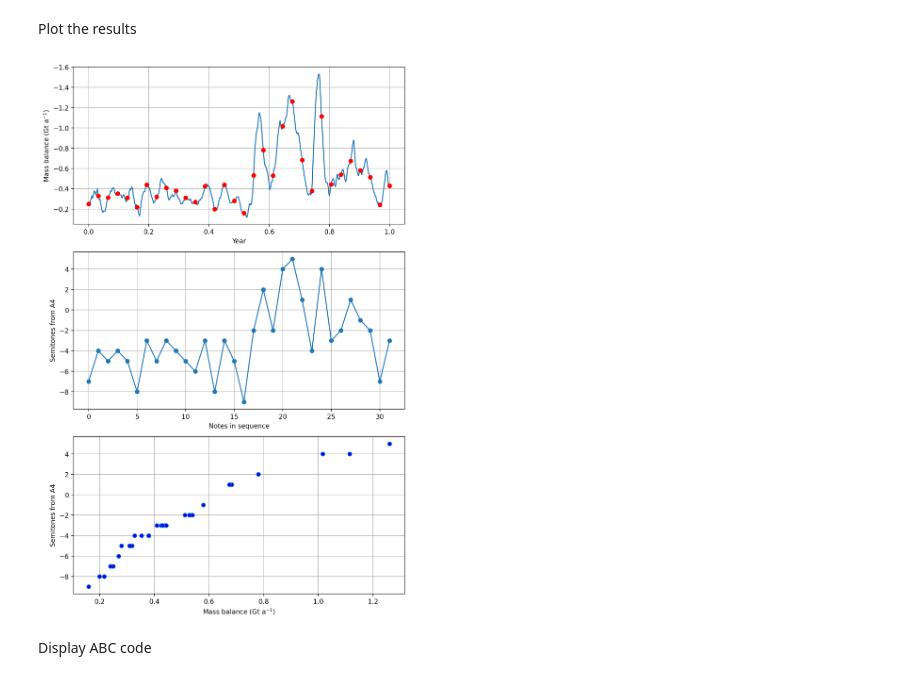
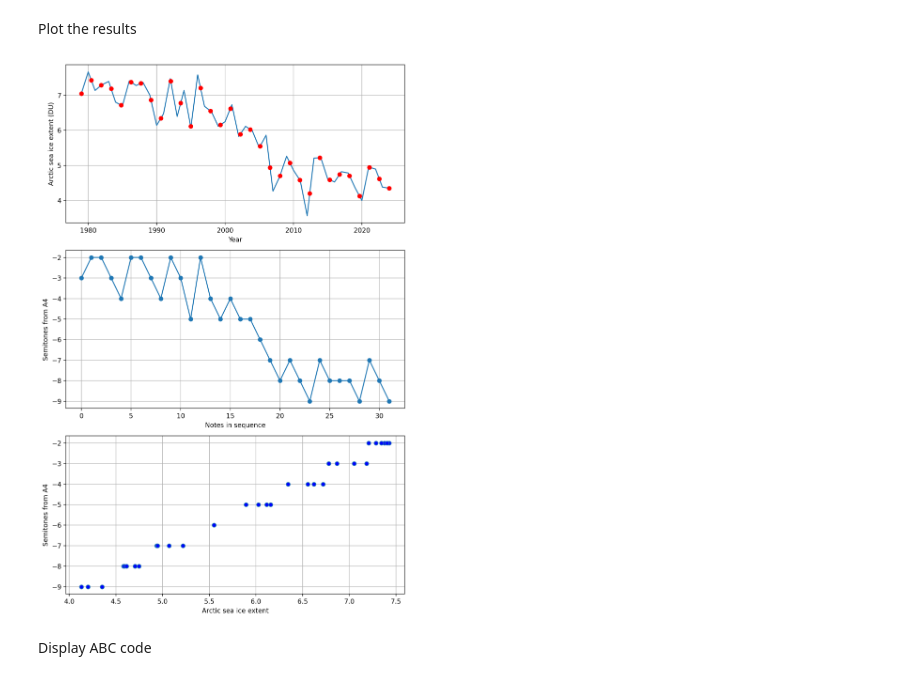
Before and after one commit to FrankPat/Sonification, a Jupyter notebook: ClimateGrooves.ipynb, the cells around one changed output. Cells and saved outputs as stored; diff of their text form; code cells hidden in the pictures.

```diff
--- a/ClimateGrooves.ipynb
+++ b/ClimateGrooves.ipynb
@@ -6,25 +18,18 @@ Input parameters and data files
 # %%
+#%pip install midiutil
 import numpy as np
 from sonification import sonification
 
-sequence = 32       # Length of the sequence (16, 32, 64, ...)
-lowest = 6           # Note in scale on which to start the sequence (1-7)
-key = 'Eb'            # 12 keys to choose from (no sharps, only flats)
-span = 14            # Tonal span of the sequence (14 = 2 octaves for Major; 2.5 for blues & pentatonic)
-IPmethod = 1
-scale = 'Blues'
-abc = 1              # Write output on pdf file using abc software
-outputname = 'ShelfMelt'
-
-import pandas as pd
-T = pd.read_csv('EIS8_2021_bmb.txt', delim_whitespace=True)
-
-data = np.zeros((len(T), 2))
-data[:, 0] = np.linspace(0, 1, len(data))
-data[:, 1] = T.iloc[:, 1].values
-
-#data = np.loadtxt('ImbieAntarctica.txt')
-#data[:, 1] = -data[:, 1]
+sequence = 32        # Length of the sequence (16, 32, 64, ...)
+lowest = 2           # Note in scale on which to start the sequence (1-7)
+key = 'C'           # 12 keys to choose from (no sharps, only flats)
+span = 7            # Tonal span of the sequence (14 = 2 octaves for Major; 2.5 for blues & pentatonic)
+IPmethod = 3         # 1: frequency; 2: logarithmic frequency (linear scale); 3: equidistant
+scale = 'Blues'      # Major, Pentatonic or Blues
+MIDI = 0             # Create MIDI output file and sound
+abc = 0              # Write output on pdf file using abc software (needs to be installed on computer)
+outputname = 'Arctic Sea Ice'
+data = np.loadtxt('ArcticSeaIce.txt')
 # %% [markdown]
 Run the sonification algorithm
 # %%
@@ -34,41 +39,43 @@ var = np.interp(time, data[:, 0], data[:, 1])
 
 # retrieval of scale and melody information
 ScaleIndices, NewScale = sonification(
-    var, lowest, key, span, outputname, IPmethod, scale, abc
+    var, lowest, key, span, outputname, IPmethod, scale, MIDI, abc
 )
 # %% [markdown]
 Plot the results
 # %%
 import matplotlib.pyplot as plt
 
 fig, axes = plt.subplots(3, 1, figsize=(8, 12))
 
 # Subplot 1: mass balance time series with sampled points overlaid
-axes[0].plot(data[:, 0], -data[:, 1], '-', linewidth=1.5)
-axes[0].plot(time, -var, 'ro', linewidth=1.5)
-axes[0].invert_yaxis()
+axes[0].plot(data[:, 0], data[:, 1], '-', linewidth=1.5)
+axes[0].plot(time, var, 'ro', linewidth=1.5)
+#axes[0].invert_yaxis()
 #axes[0].set_ylim(50, -250)  # reversed axis: upper limit first
 axes[0].set_xlabel('Year')
-axes[0].set_ylabel(r'Mass balance (Gt a$^{-1}$)')
+#axes[0].set_ylabel(r'Mass balance (Gt a$^{-1}$)')
+axes[0].set_ylabel(r'Arctic sea ice extent (DU)')
 axes[0].grid(True)
 
 # Subplot 2: scale indices as semitones from A4
 axes[1].plot(ScaleIndices - 9, 'o-', linewidth=1.5)
 axes[1].grid(True)
 # axes[1].set_xlim(0, 18)
 axes[1].set_xlabel('Notes in sequence')
 axes[1].set_ylabel('Semitones from A4')
 
 # Subplot 3: mass balance vs semitones
 axes[2].plot(var, ScaleIndices - 9, 'o', markerfacecolor='b')
 axes[2].grid(True)
-axes[2].set_xlabel(r'Mass balance (Gt a$^{-1}$)')
+#axes[2].set_xlabel(r'Mass balance (Gt a$^{-1}$)')
+axes[2].set_xlabel(r'Arctic sea ice extent')
 axes[2].set_ylabel('Semitones from A4')
 
 plt.tight_layout()
 plt.show()
 # %% [output]
-[figure, old version]
+[figure, new version]
 # %% [markdown]
 Display ABC code
 # %%
```
Also changed, not shown: parts of 4 cells of this notebook, 1 other file.
